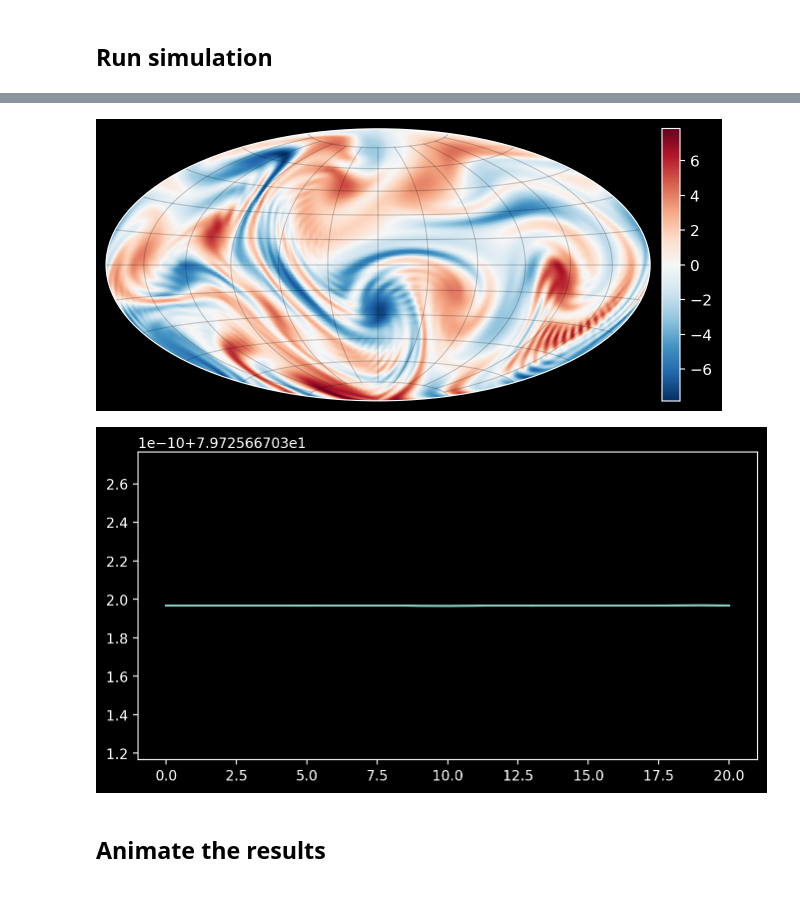
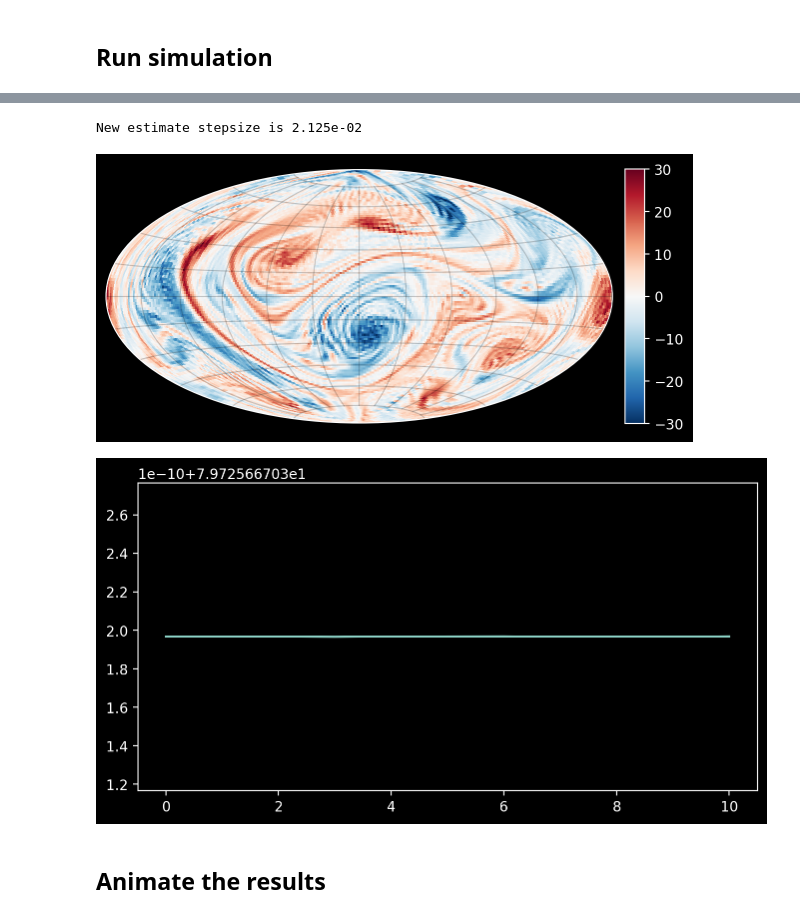
Before and after one commit to klasmodin/quflow, a Jupyter notebook: notebooks/basic-example.ipynb, the cells around one changed output, grey strips where cells are left out. Drawn from its saved outputs; the diff is of its cells as text; code cells hidden in the pictures.

```diff
--- a/notebooks/basic-example.ipynb
+++ b/notebooks/basic-example.ipynb
@@ -29,6 +29,6 @@ but here the vorticity function is replaced by the vorticity matrix $W \in \math
 # %% [markdown]
 ## Create initial conditions
 # %%
-N = 128  # Size of matrices
+N = 256  # Size of matrices
 W0 = qf.shr2mat(omega0, N=N)  # Convert SH coefficients to matrix
 P0 = qf.solve_poisson(W0)
@@ -75,13 +79,17 @@ qf.solve(W, stepsize=qstepsize, time=time, inner_time=inner_time, callback=mysim
 
 # Flush cache data
 mysim.flush()
+# %%
+print("New estimate stepsize is {:.3e}".format(qf.estimate_stepsize(W)))
+# %% [output]
+New estimate stepsize is 2.125e-02
 # %%
 # Plot last state
 with h5py.File(filename, 'r') as data:
     omega = data['state'][-1]
-    qf.plot2(omega, projection='hammer', N=512, colorbar=True)
+    qf.plot2(omega, projection='hammer', N=128, colorbar=True, vmax=30, vmin=-30)
 # %% [output]
-[figure, old version]
+[figure, new version]
 # %%
 with h5py.File(filename, 'r') as data:
     casimir = []
@@ -92,7 +100,7 @@ with h5py.File(filename, 'r') as data:
     plt.figure(figsize=(8,4))
     plt.plot(casimir)
 # %% [output]
-[figure, old version]
+[figure, new version]
 # %% [markdown]
 ## Animate the results
 # %%
```
Also changed, not shown: parts of 5 cells of this notebook, 12 other files.
